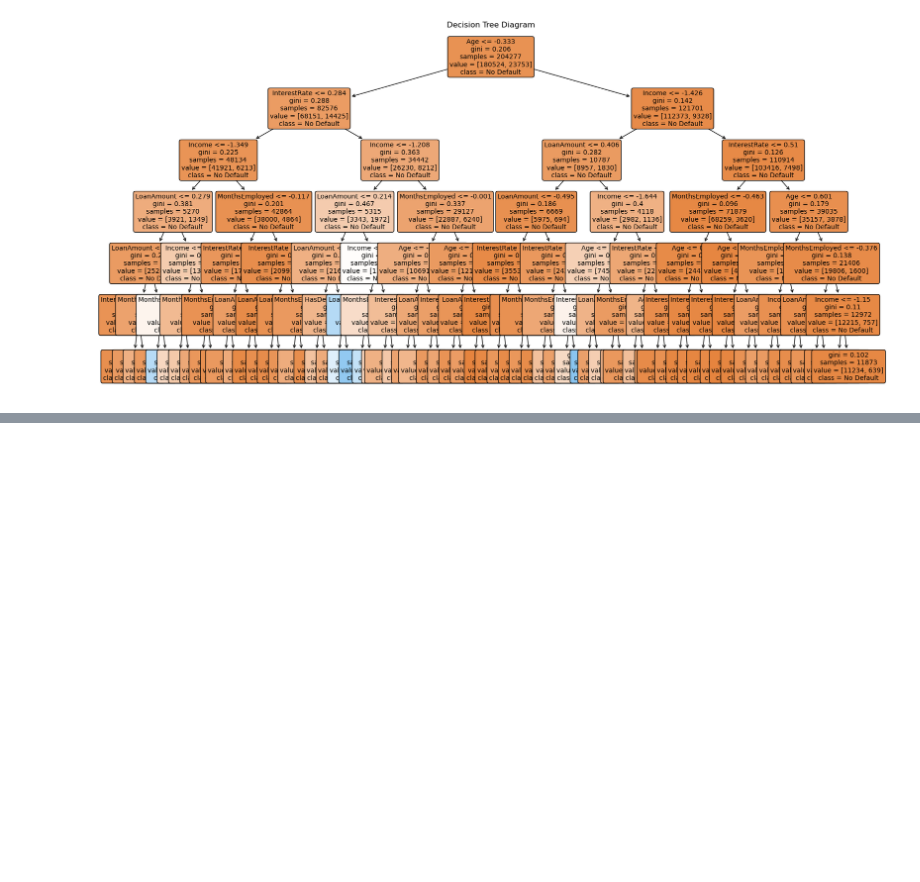
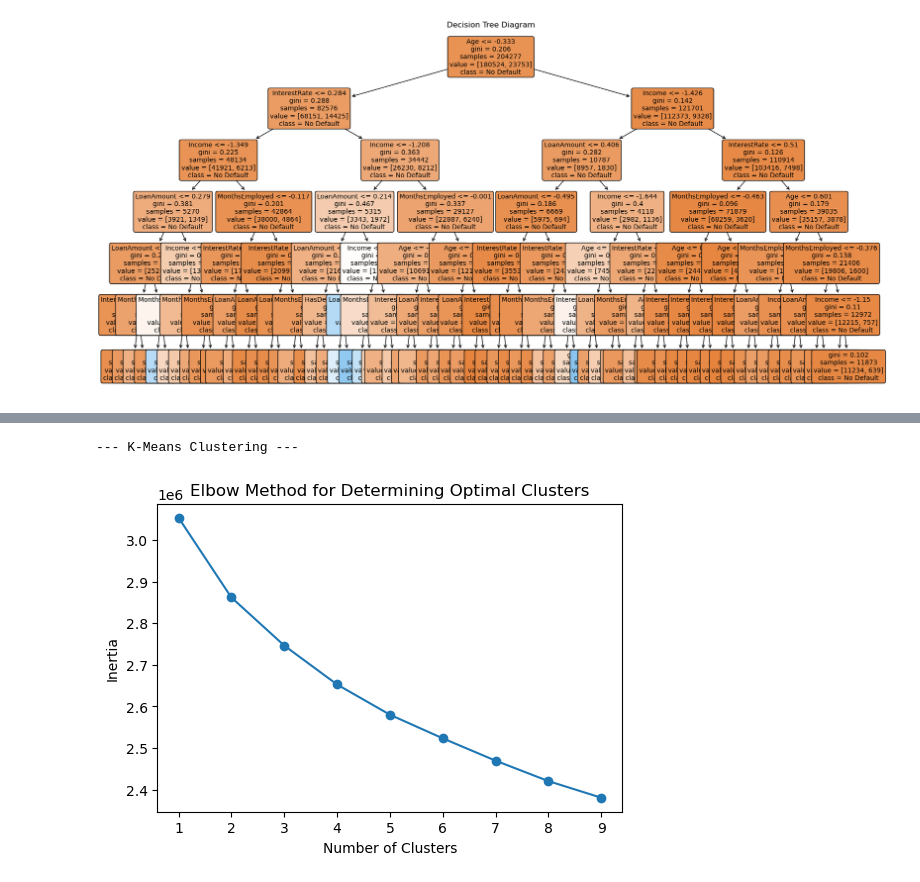
Before and after one commit to rhlbhl/loan_default_prediction, a Jupyter notebook: loan_default_prediction.ipynb, the cells around one changed output, grey strips where cells are left out. Cells and saved outputs as stored; diff of their text form; code cells hidden in the pictures; blank space fills up the shorter version.

```diff
--- a/loan_default_prediction.ipynb
+++ b/loan_default_prediction.ipynb
@@ -370,0 +517,22 @@ plt.show()
+# %%
+# Model - K-Means Clustering
+
+print("\n--- K-Means Clustering ---")
+
+inertia = []
+cluster_range = range(1, 10)
+for k in cluster_range:
+    kmeans = KMeans(n_clusters=k, random_state=42)
+    kmeans.fit(X)
+    inertia.append(kmeans.inertia_)
+
+# Plot the Elbow Curve
+plt.figure(figsize=(6,4))
+plt.plot(cluster_range, inertia, marker='o')
+plt.xlabel("Number of Clusters")
+plt.ylabel("Inertia")
+plt.title("Elbow Method for Determining Optimal Clusters")
+plt.show()
+# %% [output]
+--- K-Means Clustering ---
+[figure, added]
```
Also changed, not shown: parts of 13 cells of this notebook.
